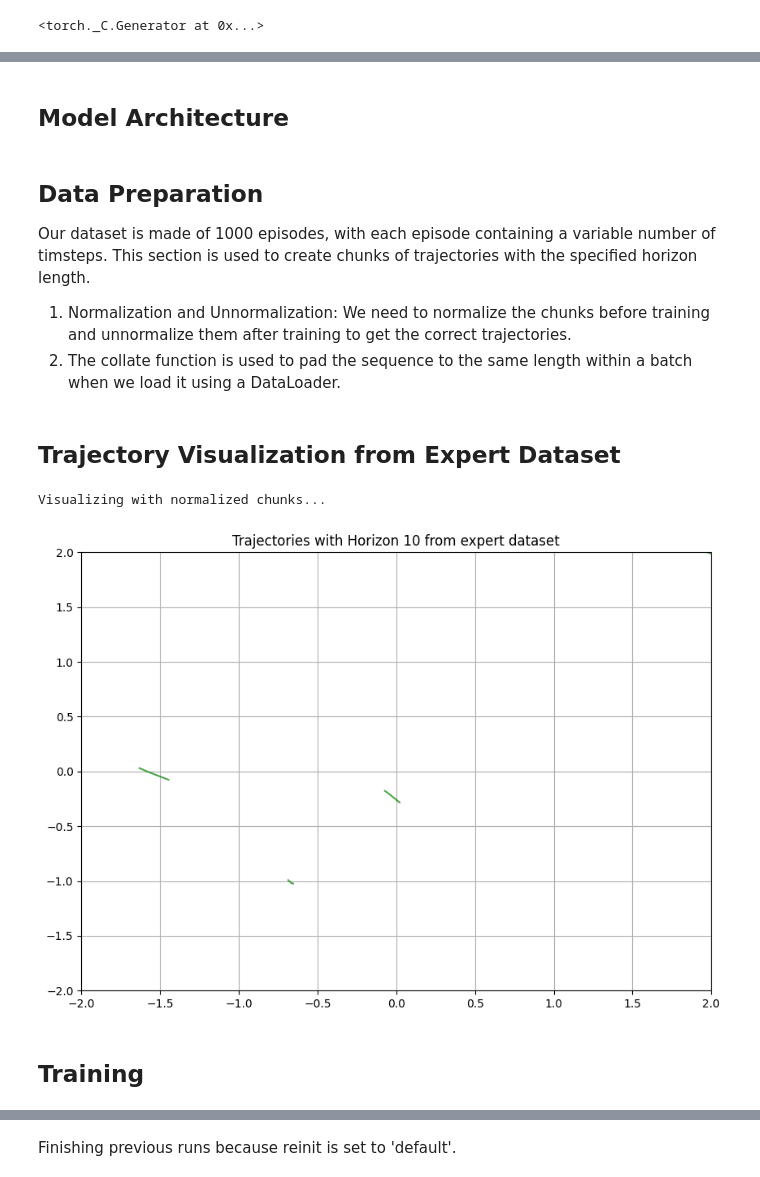
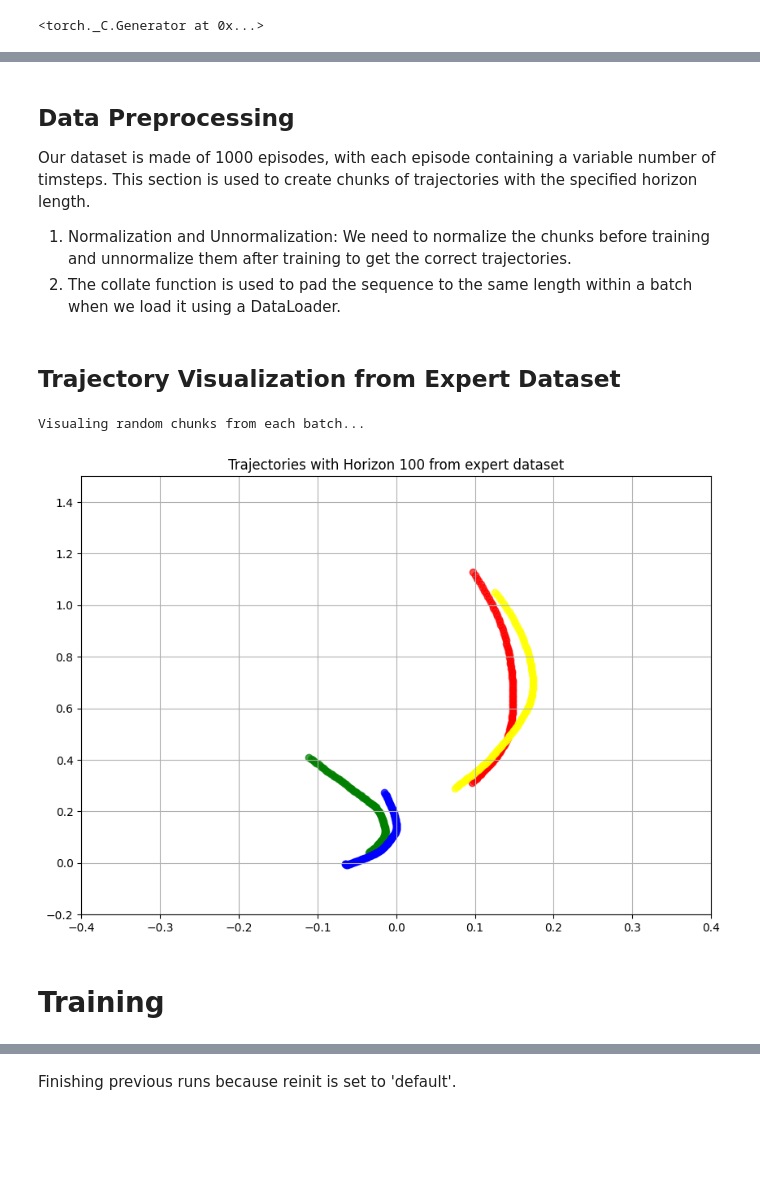
Before and after one commit to frankcholula/FRL-playground, a Jupyter notebook: src/notebooks/fm_bc.ipynb, the cells around one changed output, grey strips where cells are left out. Saved outputs shown, nothing was run; the diff lists cells and outputs as text; code cells hidden in the pictures; blank space fills up the shorter version.

```diff
--- a/src/notebooks/fm_bc.ipynb
+++ b/src/notebooks/fm_bc.ipynb
@@ -65,5 +100,5 @@ def get_dataset_stats(dataset):
 # %%
-horizon = 10
+horizon = 100
 obs_dim = 8
 action_dim = 2
 dataset_name = "LunarLanderContinuous-v3/ppo-1000-deterministic-v1"
@@ -124,2 +173,0 @@ minari_dataset_stats
-# %% [markdown]
-## Model Architecture
@@ -166,5 +174,5 @@ class MLP(nn.Module):
 # %% [markdown]
-## Data Preparation
+## Data Preprocessing
 Our dataset is made of 1000 episodes, with each episode containing a variable number of timsteps.
 This section is used to create chunks of trajectories with the specified horizon length.
 1. Normalization and Unnormalization: We need to normalize the chunks before training and unnormalize them after training to get the correct trajectories.
@@ -283,21 +258,22 @@ def unnormalize_trajectory(norm_trajectory_chunk, stats, horizon, obs_dim, actio
 # %% [markdown]
 ## Trajectory Visualization from Expert Dataset
 # %%
-
 dataloader = DataLoader(minari_dataset, batch_size=256, shuffle=True, collate_fn=collate_fn)
 fig, ax = plt.subplots(figsize=(10, 7))
 ax.set_title(f'Trajectories with Horizon {horizon} from expert dataset')
-print("Visualizing with normalized chunks...")
-for batch in dataloader:
-    # processed_chunks = create_trajectory_chunks(batch, 100)
-    processed_chunks = create_normalized_chunks(batch, horizon, minari_dataset_stats)
+print("Visualing random chunks from each batch...")
+colors = ['red', 'green', 'blue', 'yellow']
+for idx, batch in enumerate(dataloader):
+    processed_chunks = create_trajectory_chunks(batch, horizon)
+    # uncomment to visualize normalized chunks
+    # normalized_chunks = create_normalized_chunks(batch, horizon, minari_dataset_stats)
     random_chunk = random.choice(processed_chunks)
     assert random_chunk.shape == (horizon * (obs_dim + action_dim),)
     random_chunk = random_chunk.reshape(horizon, obs_dim + action_dim)
     expert_obs = random_chunk[:, :obs_dim]
-    visualize_chunk(ax, expert_obs, color="green", mode="line", x_limits=(-2, 2), y_limits=(-2, 2))
+    visualize_chunk(ax, expert_obs, color=colors[idx % len(colors)], mode="scatter")
 # %% [output]
-Visualizing with normalized chunks...
+Visualing random chunks from each batch...
-[figure, old version]
+[figure, new version]
 # %% [markdown]
-## Training
+# Training
```
Also changed, not shown: parts of 22 cells of this notebook.
